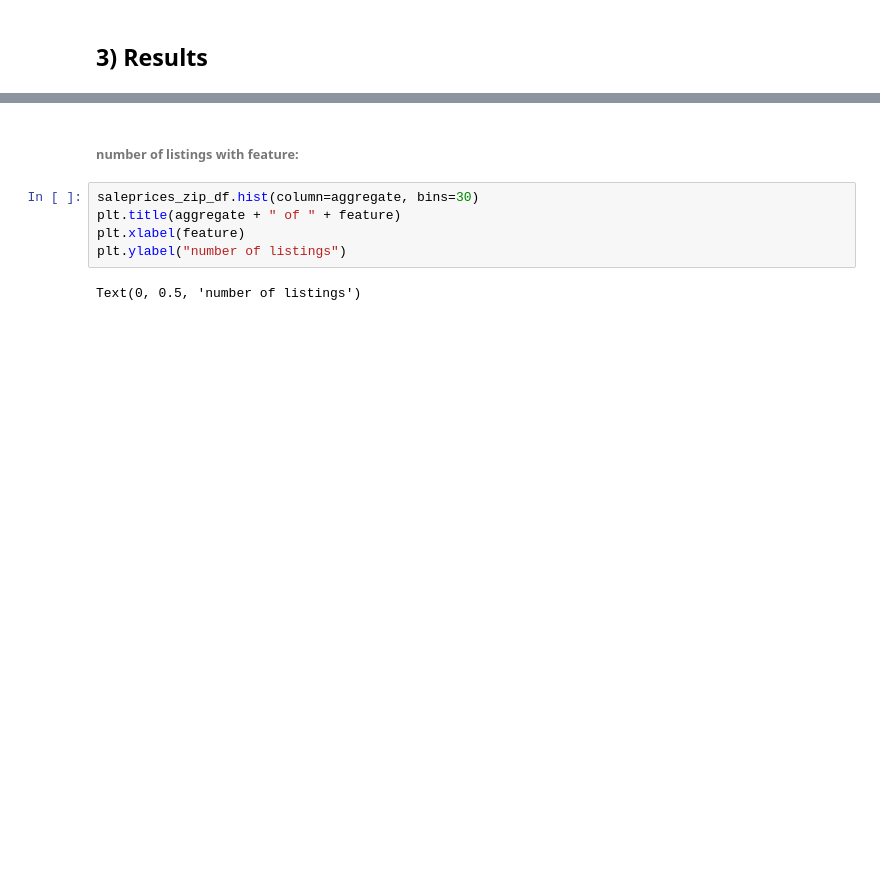
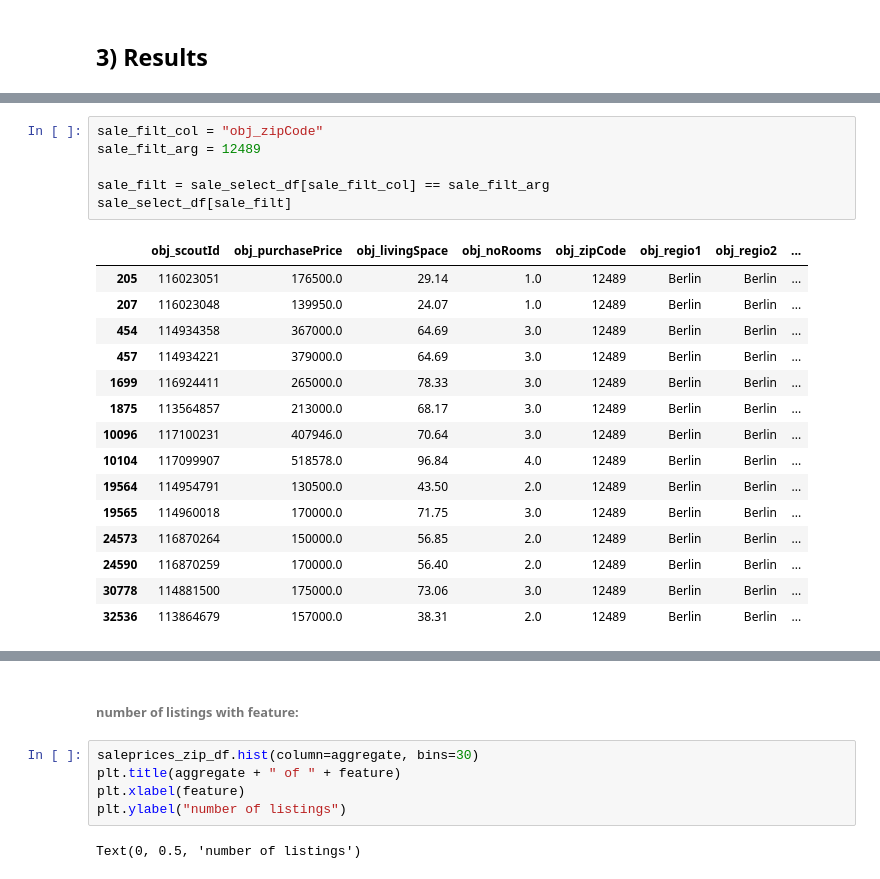
Before and after one commit to maxtue/ApartmentListings, a Jupyter notebook: data_analysis/sale.ipynb, the cells around one changed output, grey strips where cells are left out. Drawn from its saved outputs; the diff is of its cells as text; blank space fills up the shorter version.

```diff
--- a/data_analysis/sale.ipynb
+++ b/data_analysis/sale.ipynb
@@ -190,3 +190,25 @@ saleprices_zip_df
 | 4639 | 25.398432 | 8 |
 3014 rows × 2 columns
 [interactive output not drawn]
+# %%
+sale_filt_col = "obj_zipCode"
+sale_filt_arg = 12489
+
+sale_filt = sale_select_df[sale_filt_col] == sale_filt_arg
+sale_select_df[sale_filt]
+# %% [output]
+|  | obj_scoutId | obj_purchasePrice | obj_livingSpace | obj_noRooms | obj_zipCode | obj_regio1 | obj_regio2 | ... |
+| 205 | 116023051 | 176500.0 | 29.14 | 1.0 | 12489 | Berlin | Berlin | ... |
+| 207 | 116023048 | 139950.0 | 24.07 | 1.0 | 12489 | Berlin | Berlin | ... |
+| 454 | 114934358 | 367000.0 | 64.69 | 3.0 | 12489 | Berlin | Berlin | ... |
+| 457 | 114934221 | 379000.0 | 64.69 | 3.0 | 12489 | Berlin | Berlin | ... |
+| 1699 | 116924411 | 265000.0 | 78.33 | 3.0 | 12489 | Berlin | Berlin | ... |
+| 1875 | 113564857 | 213000.0 | 68.17 | 3.0 | 12489 | Berlin | Berlin | ... |
+| 10096 | 117100231 | 407946.0 | 70.64 | 3.0 | 12489 | Berlin | Berlin | ... |
+| 10104 | 117099907 | 518578.0 | 96.84 | 4.0 | 12489 | Berlin | Berlin | ... |
+| 19564 | 114954791 | 130500.0 | 43.50 | 2.0 | 12489 | Berlin | Berlin | ... |
+| 19565 | 114960018 | 170000.0 | 71.75 | 3.0 | 12489 | Berlin | Berlin | ... |
+| 24573 | 116870264 | 150000.0 | 56.85 | 2.0 | 12489 | Berlin | Berlin | ... |
+| 24590 | 116870259 | 170000.0 | 56.40 | 2.0 | 12489 | Berlin | Berlin | ... |
+| 30778 | 114881500 | 175000.0 | 73.06 | 3.0 | 12489 | Berlin | Berlin | ... |
+| 32536 | 113864679 | 157000.0 | 38.31 | 2.0 | 12489 | Berlin | Berlin | ... |
```
Also changed, not shown: parts of 1 cell of this notebook, 2 other files.
